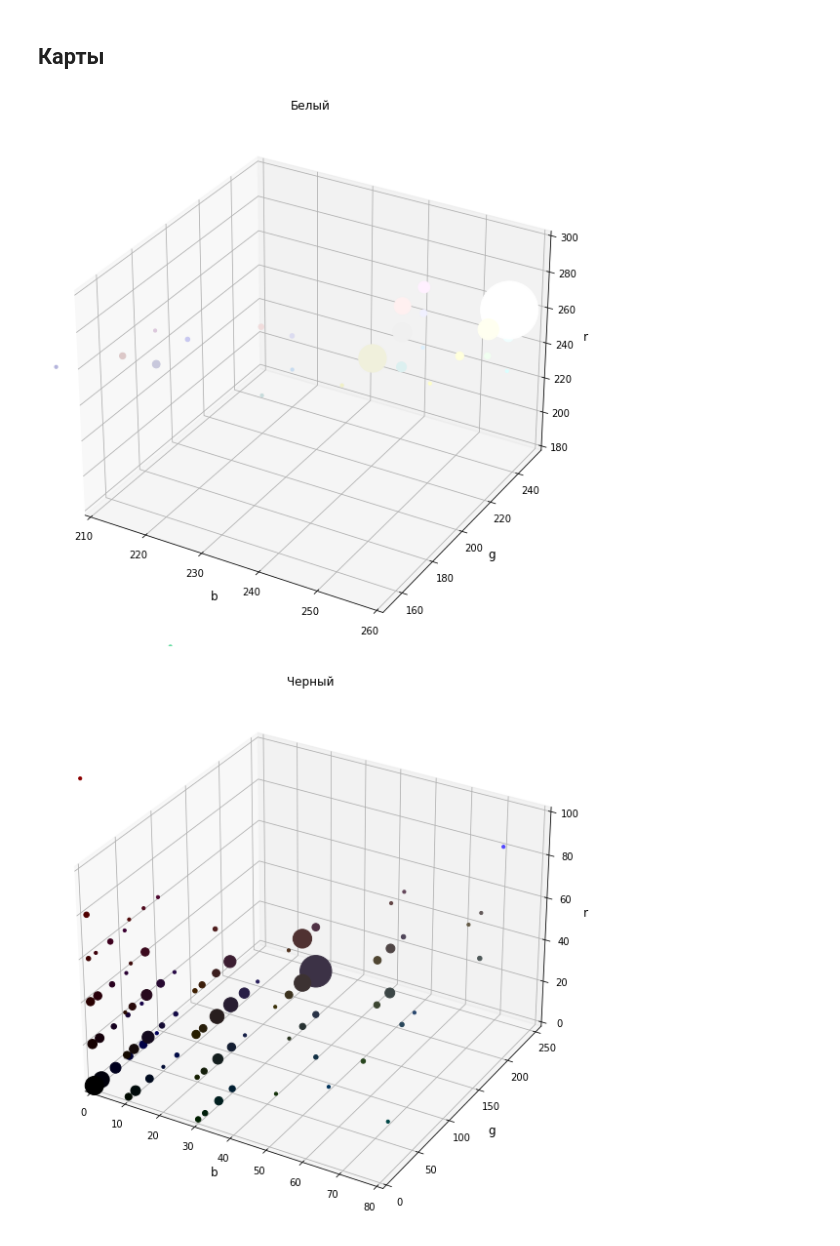
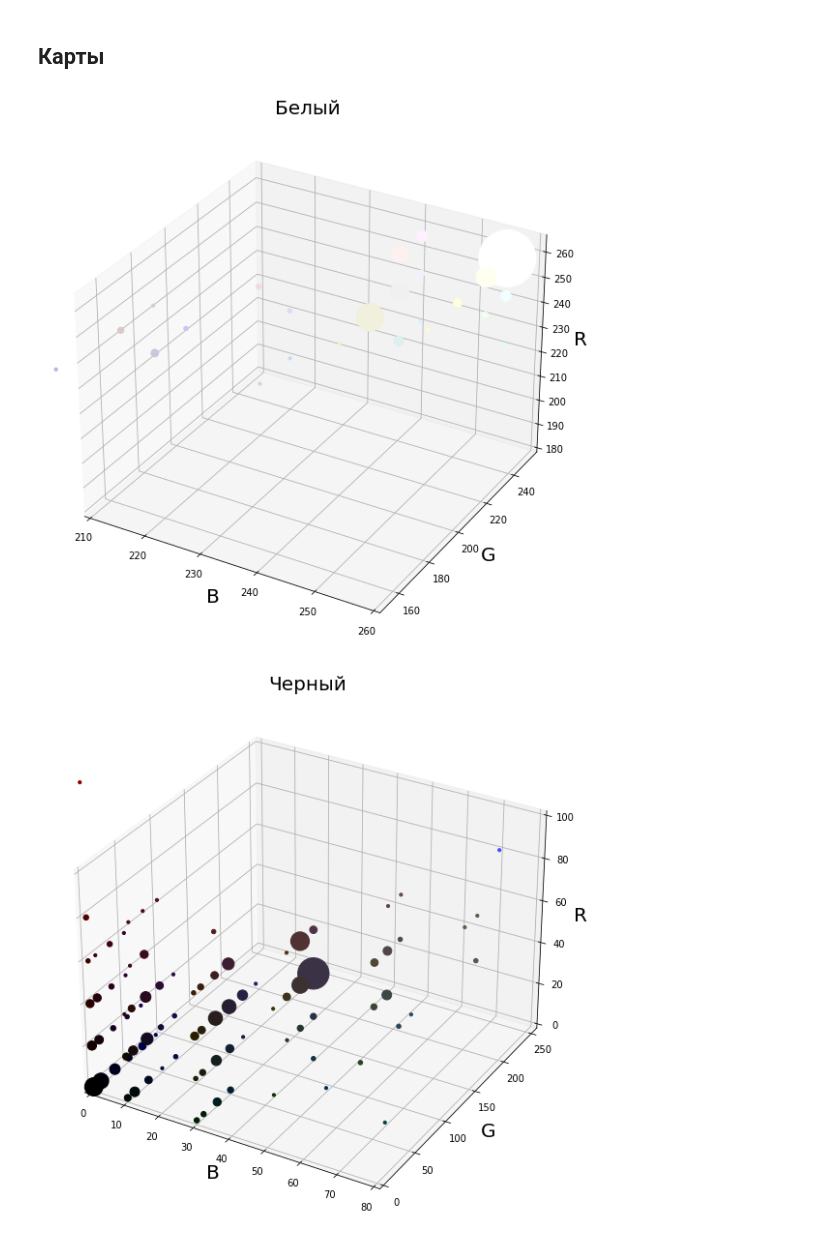
Before and after one commit to Anastasia326/ColorResearchSite, a Jupyter notebook: Results_research.ipynb, the cells around one changed output. Cells and saved outputs as stored; diff of their text form; code cells hidden in the pictures.

```diff
--- a/Results_research.ipynb
+++ b/Results_research.ipynb
@@ -247,20 +247,20 @@ def draw(i, x_min = 0, x_max = 255, y_min = 0, y_max = 255, z_min = 0, z_max = 2
     ax.axes.set_xlim3d(left=x_min, right=x_max)
     ax.axes.set_ylim3d(bottom=y_min, top=y_max)
     ax.axes.set_zlim3d(bottom=z_min, top=z_max)
-    ax.set_xlabel('b', fontsize=12)
-    ax.set_ylabel('g', fontsize=12)
-    ax.set_zlabel('r', fontsize=12)
+    ax.set_xlabel('B', fontsize=20)
+    ax.set_ylabel('G', fontsize=20)
+    ax.set_zlabel('R', fontsize=20)
 
-    ax.set_title(colors_names[i])
+    ax.set_title(colors_names[i], fontsize=20)
     plt.show()
 # %%
-draw(0, x_min = 210, z_min = 180, z_max = 300, x_max = 260, y_min = 150)
+draw(0, x_min = 210, z_min = 180, z_max = 265, x_max = 260, y_min = 150)
 # %% [output]
-[figure, old version]
+[figure, new version]
 # %%
 draw(1, x_max = 80, z_max = 100)
 # %% [output]
-[figure, old version]
+[figure, new version]
 # %%
 draw(2, x_max = 50, z_min = 20)
 # %% [output]
```
Also changed, not shown: parts of 30 cells of this notebook, 1 other file.
